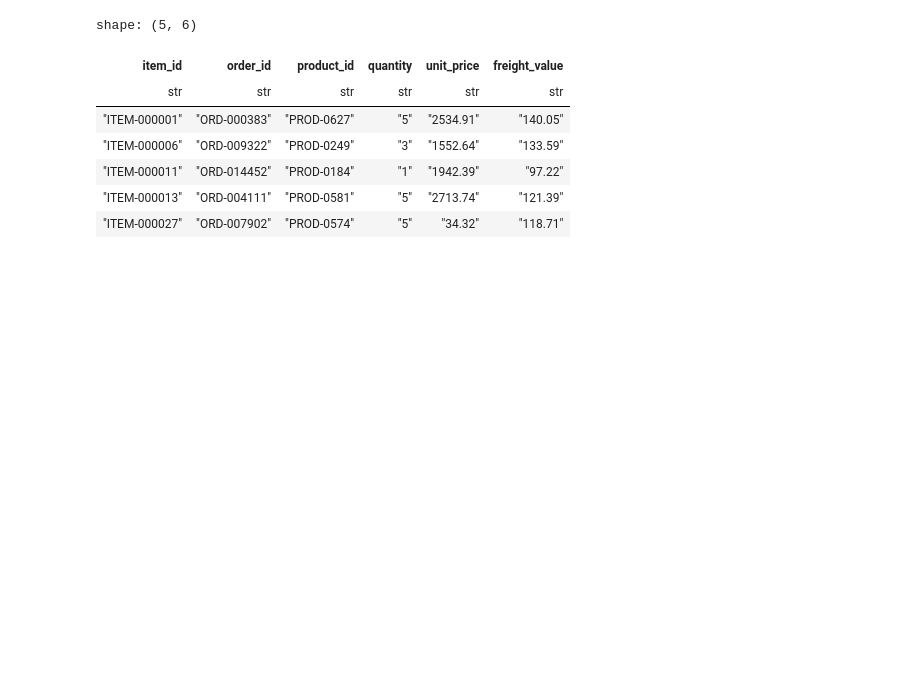
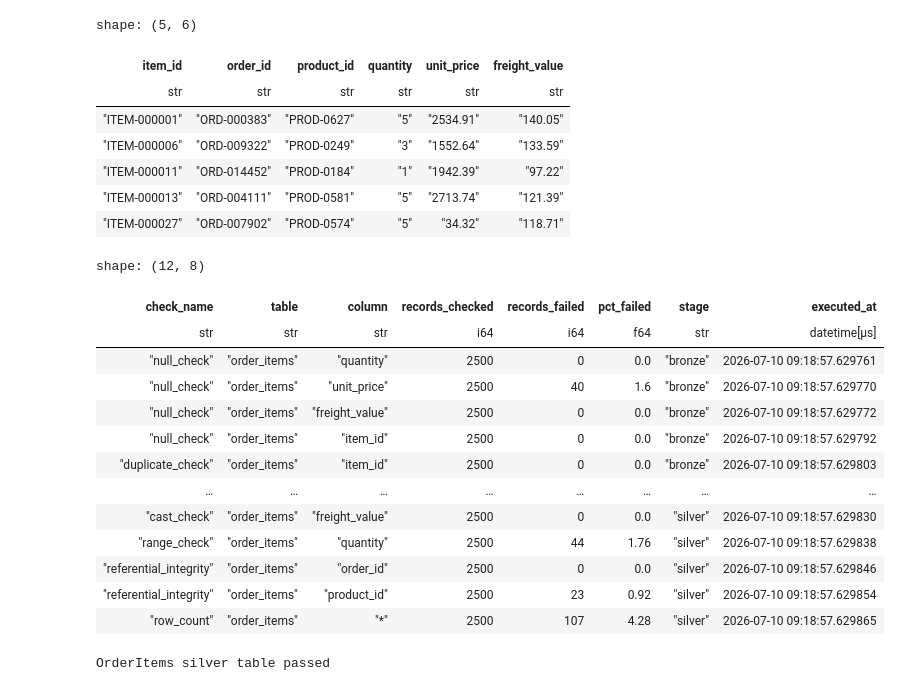
Before and after one commit to Almor21/ecommerce_etl, a Jupyter notebook: notebook.ipynb, the cells around one changed output. Drawn from its saved outputs; the diff is of its cells as text; code cells hidden in the pictures; blank space fills up the shorter version.

Commit message:
feat: add clean order_items proccess for bronze and silver

```diff
--- a/notebook.ipynb
+++ b/notebook.ipynb
@@ -387,0 +417,49 @@ write_parquet(order_items_bronze, config.BRONZE_DIR / "order_items.parquet")
+# %%
+quality_rows = []
+def record_check(check_name, table, column, checked, failed, stage):
+    quality_rows.append({
+        "check_name": check_name, "table": table, "column": column,
+        "records_checked": checked, "records_failed": failed,
+        "pct_failed": round(100 * failed / checked, 2) if checked else 0.0,
+        "stage": stage, "executed_at": datetime.now(),
+    })
+
+null_counts = order_items_bronze.select(["quantity", "unit_price", "freight_value"]).null_count()
+for col in ["quantity", "unit_price", "freight_value"]:
+    record_check("null_check", "order_items", col, order_items_bronze.height, null_counts[col][0], "bronze")
+record_check("null_check", "order_items", "item_id", order_items_bronze.height, rej_null.height, "bronze")
+record_check("duplicate_check", "order_items", "item_id", order_items_bronze.height, rej_dup.height, "bronze")
+
+record_check("cast_check", "order_items", "quantity", order_items_bronze.height, cast_qty, "silver")
+record_check("cast_check", "order_items", "unit_price", order_items_bronze.height, cast_price, "silver")
+record_check("cast_check", "order_items", "freight_value", order_items_bronze.height, cast_freight, "silver")
+record_check("range_check", "order_items", "quantity", order_items_bronze.height, rej_qty.height, "silver")
+record_check("referential_integrity", "order_items", "order_id", order_items_bronze.height, rej_order.height, "silver")
+record_check("referential_integrity", "order_items", "product_id", order_items_bronze.height, rej_product.height, "silver")
+
+quality = pl.DataFrame(quality_rows)
+write_parquet(quality, config.QUALITY_DIR / "order_items.parquet")
+quality
+# %% [output]
+shape: (12, 8)
+| check_name | table | column | records_checked | records_failed | pct_failed | stage | executed_at |
+| str | str | str | i64 | i64 | f64 | str | datetime[μs] |
+| "null_check" | "order_items" | "quantity" | 2500 | 0 | 0.0 | "bronze" | 2026-07-10 09:18:57.629761 |
+| "null_check" | "order_items" | "unit_price" | 2500 | 40 | 1.6 | "bronze" | 2026-07-10 09:18:57.629770 |
+| "null_check" | "order_items" | "freight_value" | 2500 | 0 | 0.0 | "bronze" | 2026-07-10 09:18:57.629772 |
+| "null_check" | "order_items" | "item_id" | 2500 | 0 | 0.0 | "bronze" | 2026-07-10 09:18:57.629792 |
+| "duplicate_check" | "order_items" | "item_id" | 2500 | 0 | 0.0 | "bronze" | 2026-07-10 09:18:57.629803 |
+| … | … | … | … | … | … | … | … |
+| "cast_check" | "order_items" | "freight_value" | 2500 | 0 | 0.0 | "silver" | 2026-07-10 09:18:57.629830 |
+| "range_check" | "order_items" | "quantity" | 2500 | 44 | 1.76 | "silver" | 2026-07-10 09:18:57.629838 |
+| "referential_integrity" | "order_items" | "order_id" | 2500 | 0 | 0.0 | "silver" | 2026-07-10 09:18:57.629846 |
+| "referential_integrity" | "order_items" | "product_id" | 2500 | 23 | 0.92 | "silver" | 2026-07-10 09:18:57.629854 |
+| "row_count" | "order_items" | "*" | 2500 | 107 | 4.28 | "silver" | 2026-07-10 09:18:57.629865 |
+# %%
+try:
+    OrderItems.validate(order_items_silver, lazy=True)
+    print("OrderItems silver table passed")
+except pa.errors.SchemaErrors as e:
+    display(e.failure_cases)
+# %% [output]
+OrderItems silver table passed
```
Also changed, not shown: parts of 5 cells of this notebook.
